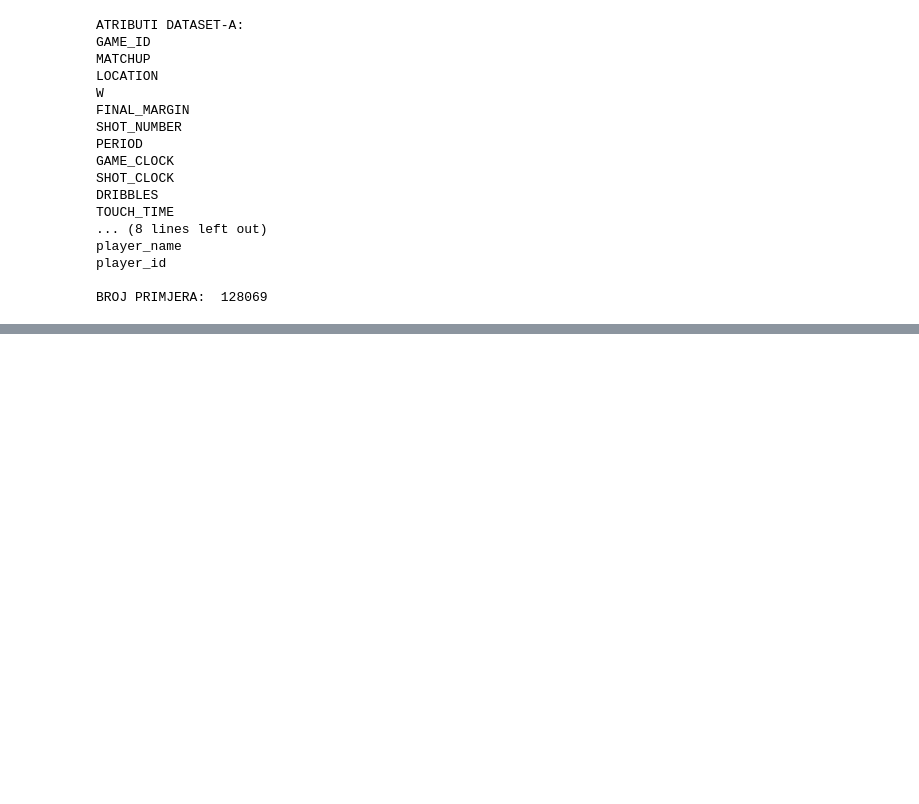
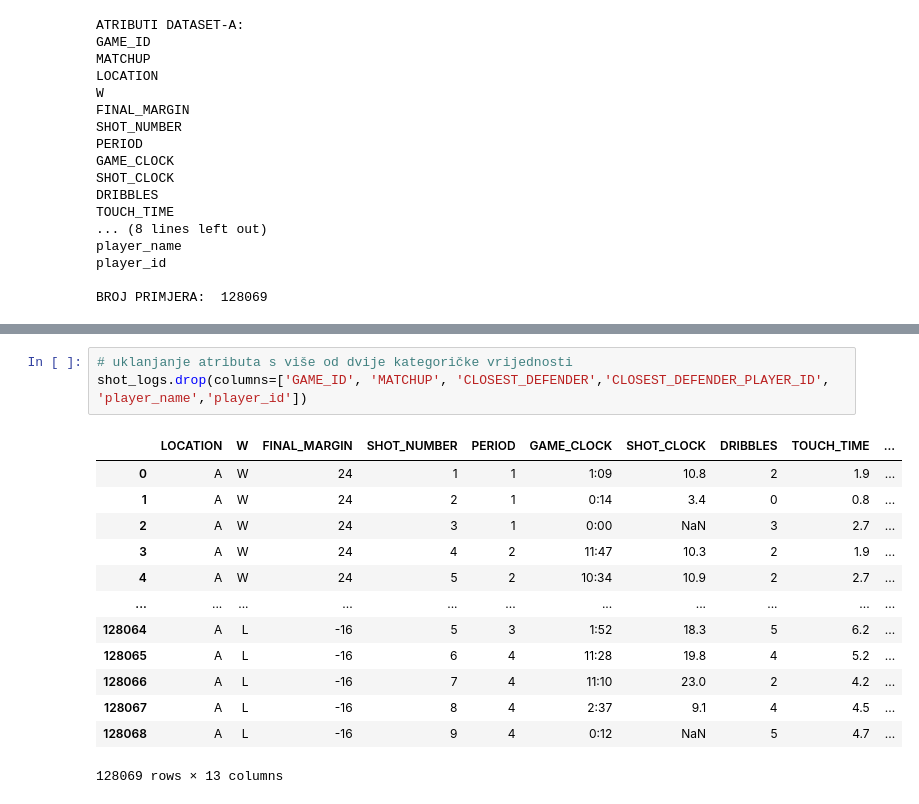
Before and after one commit to MladenDzida/NBA-Shot-Prediction, a Jupyter notebook: nba_shot_prediction.ipynb, the cells around one changed output, grey strips where cells are left out. Cells and saved outputs as stored; diff of their text form; blank space fills up the shorter version.

```diff
--- a/nba_shot_prediction.ipynb
+++ b/nba_shot_prediction.ipynb
@@ -75,0 +64,17 @@ Name: GAME_CLOCK, Length: 128069, dtype: float64
+# %%
+# uklanjanje atributa s više od dvije kategoričke vrijednosti
+shot_logs.drop(columns=['GAME_ID', 'MATCHUP', 'CLOSEST_DEFENDER','CLOSEST_DEFENDER_PLAYER_ID', 'player_name','player_id'])
+# %% [output]
+|  | LOCATION | W | FINAL_MARGIN | SHOT_NUMBER | PERIOD | GAME_CLOCK | SHOT_CLOCK | DRIBBLES | TOUCH_TIME | ... |
+| 0 | A | W | 24 | 1 | 1 | 1:09 | 10.8 | 2 | 1.9 | ... |
+| 1 | A | W | 24 | 2 | 1 | 0:14 | 3.4 | 0 | 0.8 | ... |
+| 2 | A | W | 24 | 3 | 1 | 0:00 | NaN | 3 | 2.7 | ... |
+| 3 | A | W | 24 | 4 | 2 | 11:47 | 10.3 | 2 | 1.9 | ... |
+| 4 | A | W | 24 | 5 | 2 | 10:34 | 10.9 | 2 | 2.7 | ... |
+| ... | ... | ... | ... | ... | ... | ... | ... | ... | ... | ... |
+| 128064 | A | L | -16 | 5 | 3 | 1:52 | 18.3 | 5 | 6.2 | ... |
+| 128065 | A | L | -16 | 6 | 4 | 11:28 | 19.8 | 4 | 5.2 | ... |
+| 128066 | A | L | -16 | 7 | 4 | 11:10 | 23.0 | 2 | 4.2 | ... |
+| 128067 | A | L | -16 | 8 | 4 | 2:37 | 9.1 | 4 | 4.5 | ... |
+| 128068 | A | L | -16 | 9 | 4 | 0:12 | NaN | 5 | 4.7 | ... |
+128069 rows × 13 columns
```
Also changed, not shown: parts of 14 cells of this notebook.
